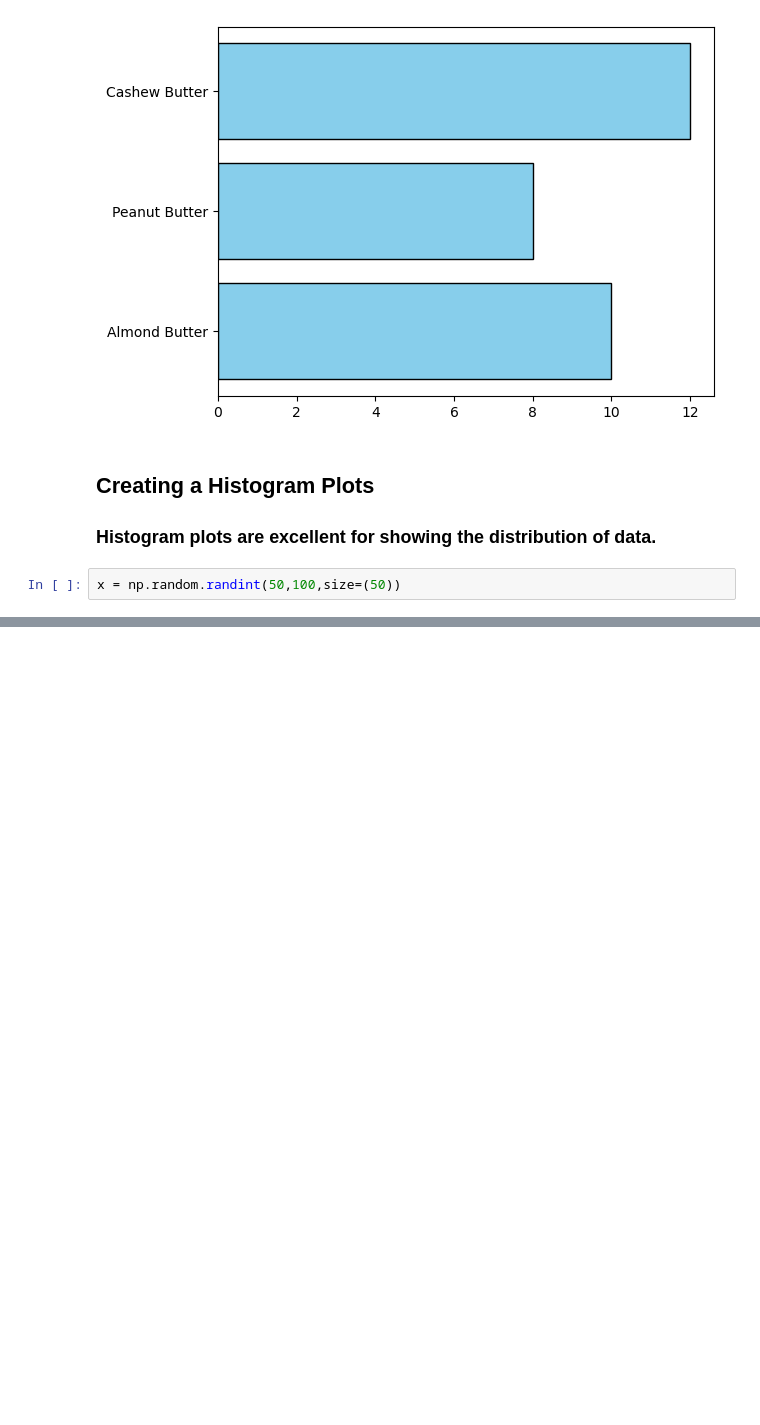
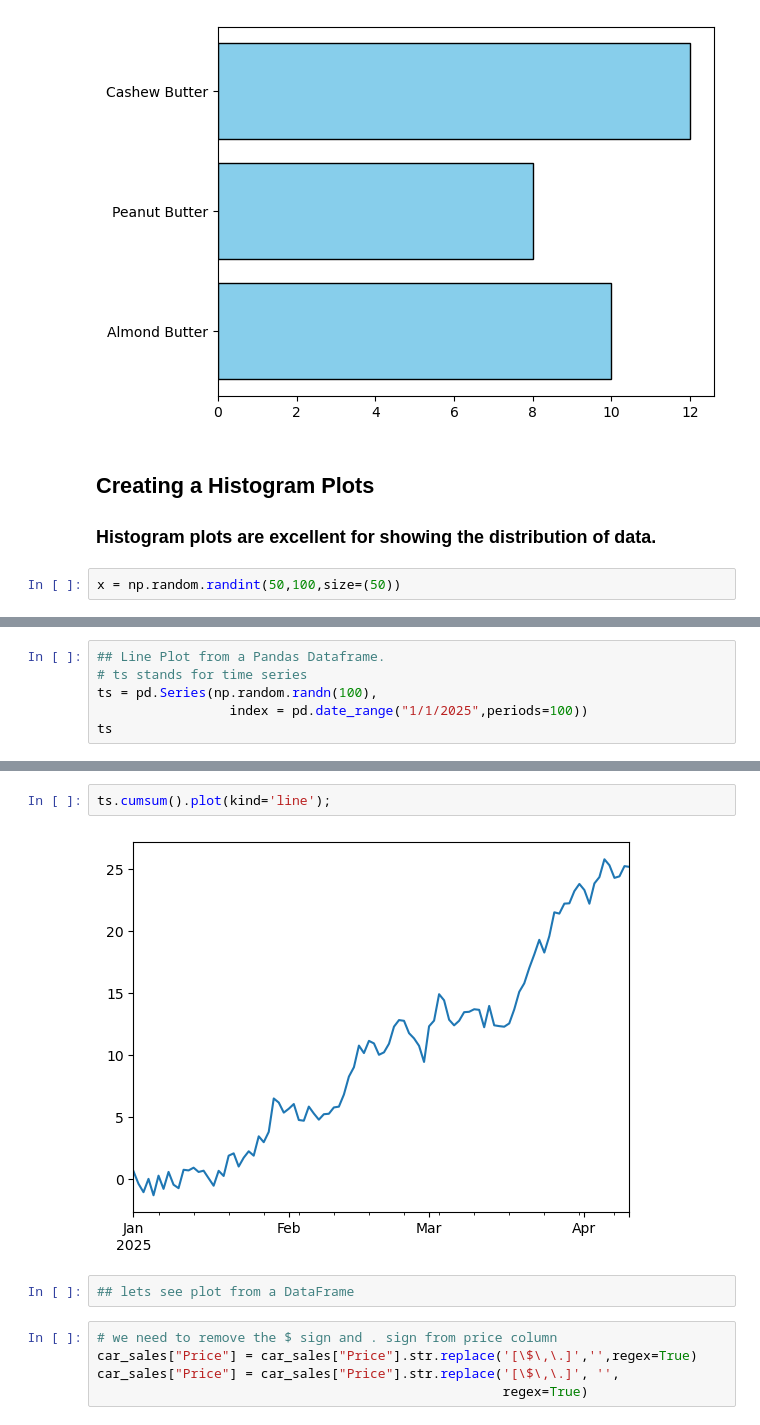
Before and after one commit to mlcodr/Ongoing-ML, a Jupyter notebook: Matplotlib_Here/mat_2.ipynb, the cells around one changed output, grey strips where cells are left out. Cells and saved outputs as stored; diff of their text form; blank space fills up the shorter version.

```diff
--- a/Matplotlib_Here/mat_2.ipynb
+++ b/Matplotlib_Here/mat_2.ipynb
@@ -216,0 +197,6 @@ plt.show()
+# %%
+## Line Plot from a Pandas Dataframe.
+# ts stands for time series
+ts = pd.Series(np.random.randn(100),
+                 index = pd.date_range("1/1/2025",periods=100))
+ts
@@ -216,0 +232,11 @@ plt.show()
+# %%
+ts.cumsum().plot(kind='line');
+# %% [output]
+[figure, added]
+# %%
+## lets see plot from a DataFrame
+# %%
+# we need to remove the $ sign and . sign from price column
+car_sales["Price"] = car_sales["Price"].str.replace('[\$\,\.]','',regex=True)
+car_sales["Price"] = car_sales["Price"].str.replace('[\$\,\.]', '',
+                                                    regex=True)
```
Also changed, not shown: parts of 21 cells of this notebook.
